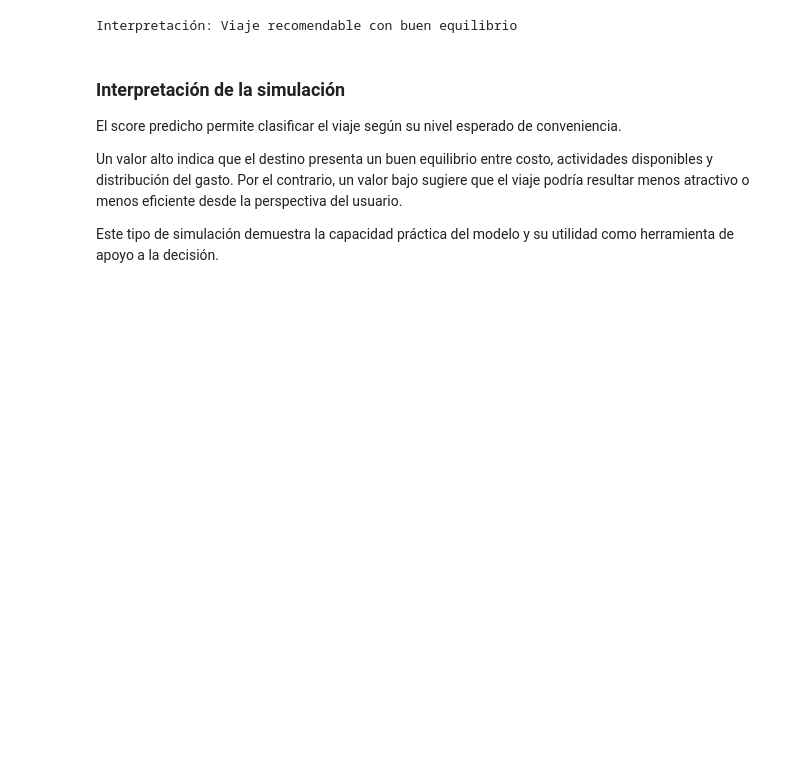
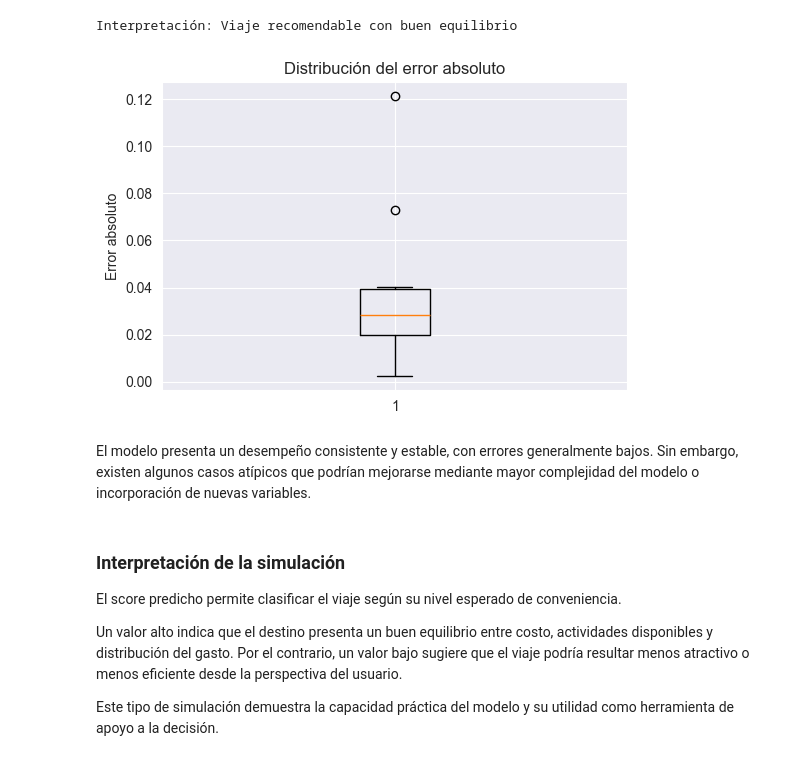
Before and after one commit to moralesvegaandrea-star/CulturaTrip.v2, a Jupyter notebook: Notebook/ML_Model/ML_Avanzado.ipynb, the cells around one changed output. Cells and saved outputs as stored; diff of their text form; code cells hidden in the pictures; blank space fills up the shorter version.

```diff
--- a/Notebook/ML_Model/ML_Avanzado.ipynb
+++ b/Notebook/ML_Model/ML_Avanzado.ipynb
@@ -1729,6 +1776,20 @@ else:
 print("Interpretación:", interpretacion)
 # %% [output]
 Interpretación: Viaje recomendable con buen equilibrio
+# %%
+error_abs = abs(y_test.values - y_pred_final)
+
+plt.figure(figsize=(6,4))
+plt.boxplot(error_abs)
+plt.ylabel("Error absoluto")
+plt.title("Distribución del error absoluto")
+plt.savefig(ASSETS_DIR / "Distribucion del error absoluto", dpi=300)
+plt.show()
+plt.close()
+# %% [output]
+[figure, added]
+# %% [markdown]
+El modelo presenta un desempeño consistente y estable, con errores generalmente bajos. Sin embargo, existen algunos casos atípicos que podrían mejorarse mediante mayor complejidad del modelo o incorporación de nuevas variables.
 # %% [markdown]
 ### Interpretación de la simulación
 
```
Also changed, not shown: parts of 27 cells of this notebook.
